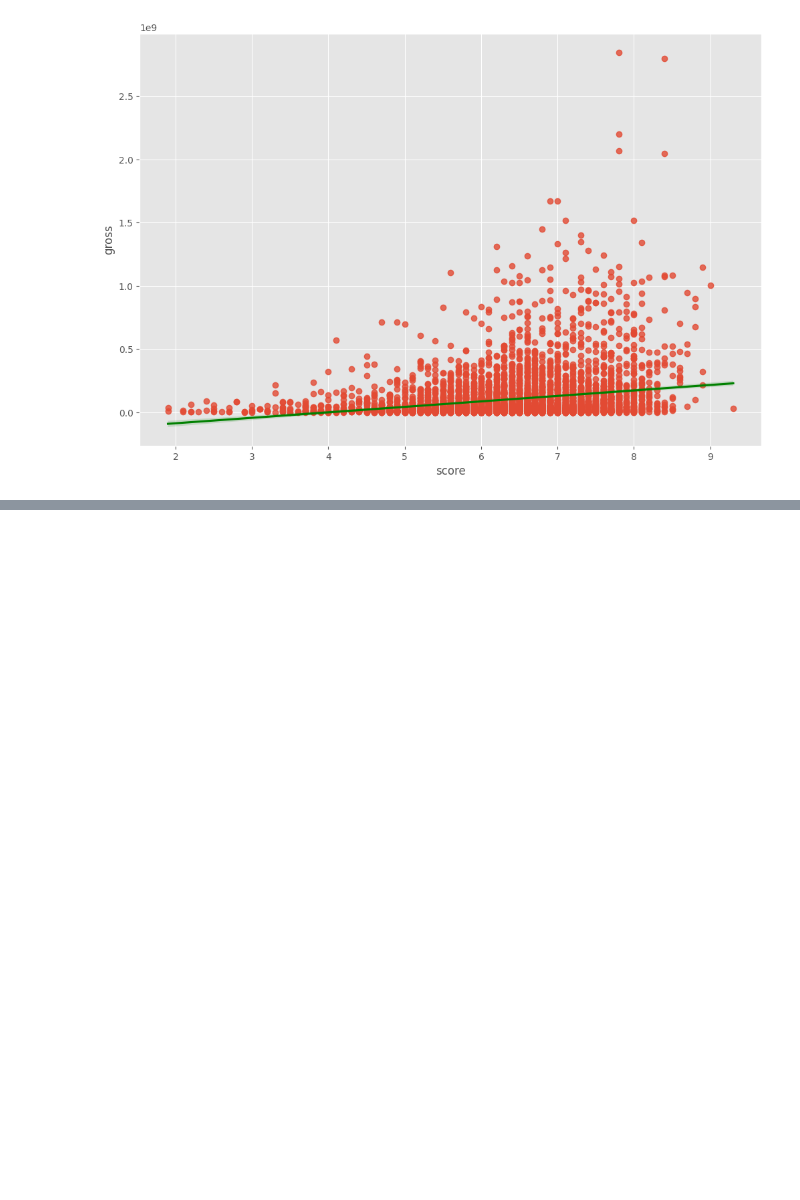
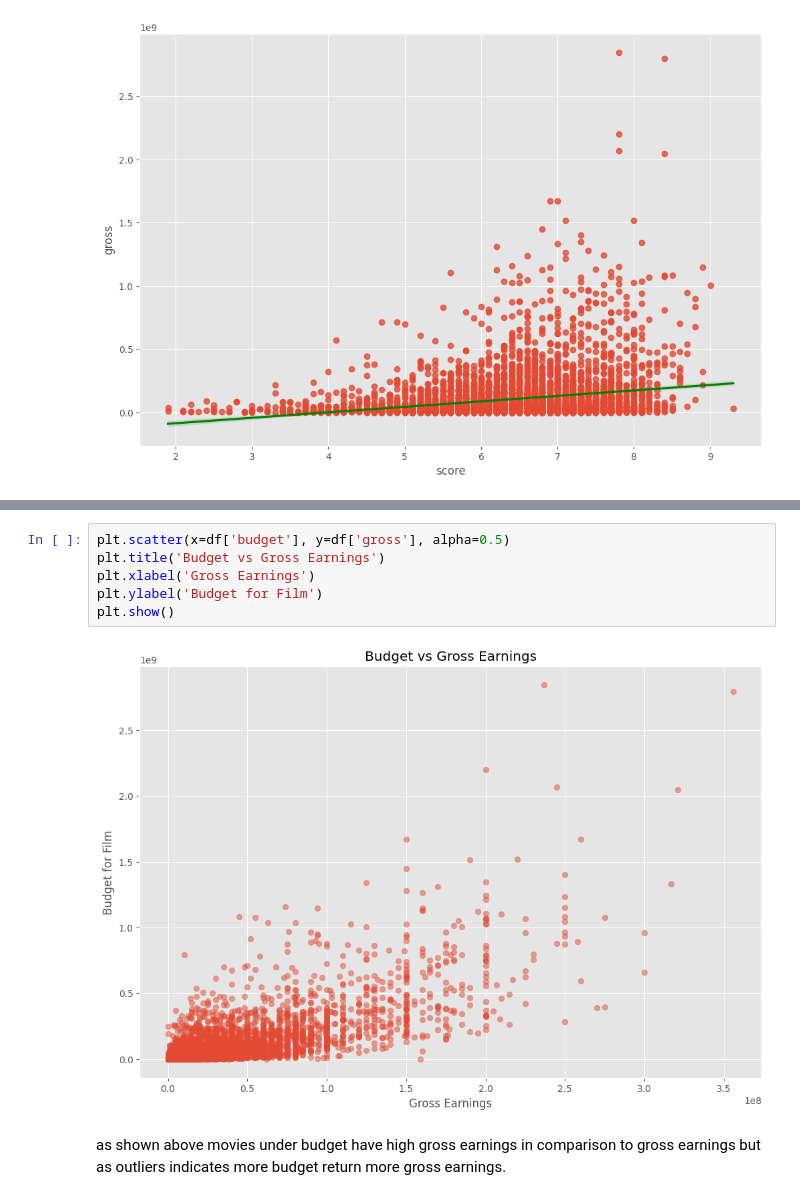
Before and after one commit to yasir134/DSCs, a Jupyter notebook: EDA/movies.ipynb, the cells around one changed output, grey strips where cells are left out. Drawn from its saved outputs; the diff is of its cells as text; blank space fills up the shorter version.

```diff
--- a/EDA/movies.ipynb
+++ b/EDA/movies.ipynb
@@ -134,0 +268,10 @@ ValueError: could not convert string to float: 'The Shining'
+# %%
+plt.scatter(x=df['budget'], y=df['gross'], alpha=0.5)
+plt.title('Budget vs Gross Earnings')
+plt.xlabel('Gross Earnings')
+plt.ylabel('Budget for Film')
+plt.show()
+# %% [output]
+[figure, added]
+# %% [markdown]
+as shown above movies under budget have high gross earnings in comparison to gross earnings but as outliers indicates more budget return more gross earnings.
```
Also changed, not shown: parts of 8 cells of this notebook.
